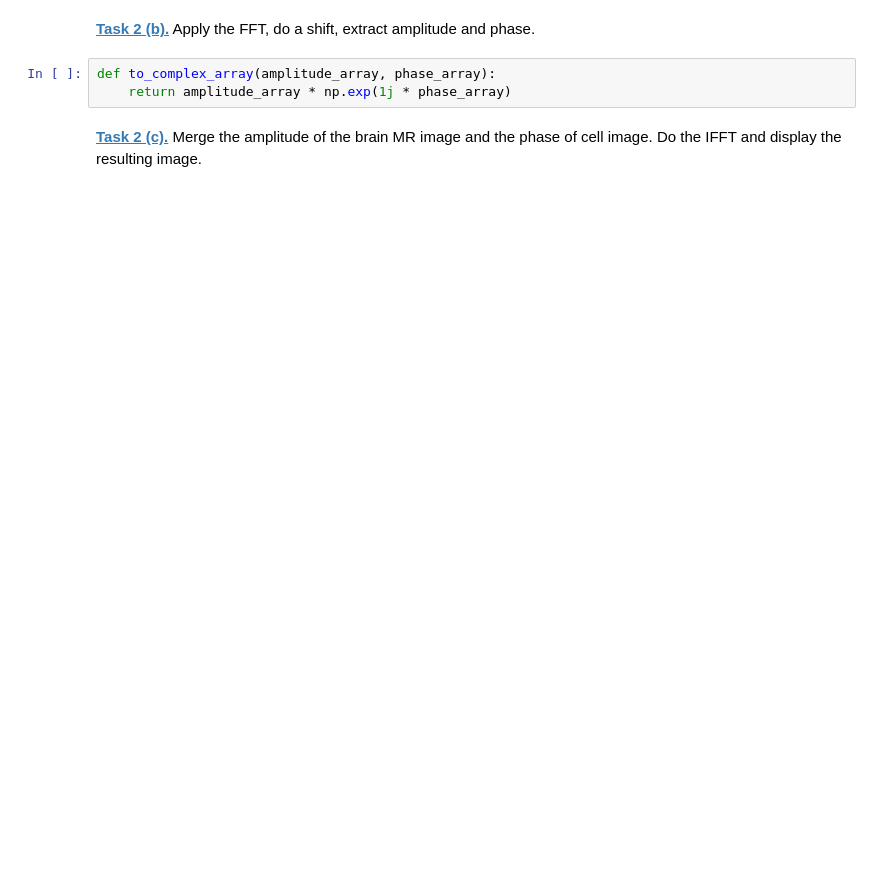
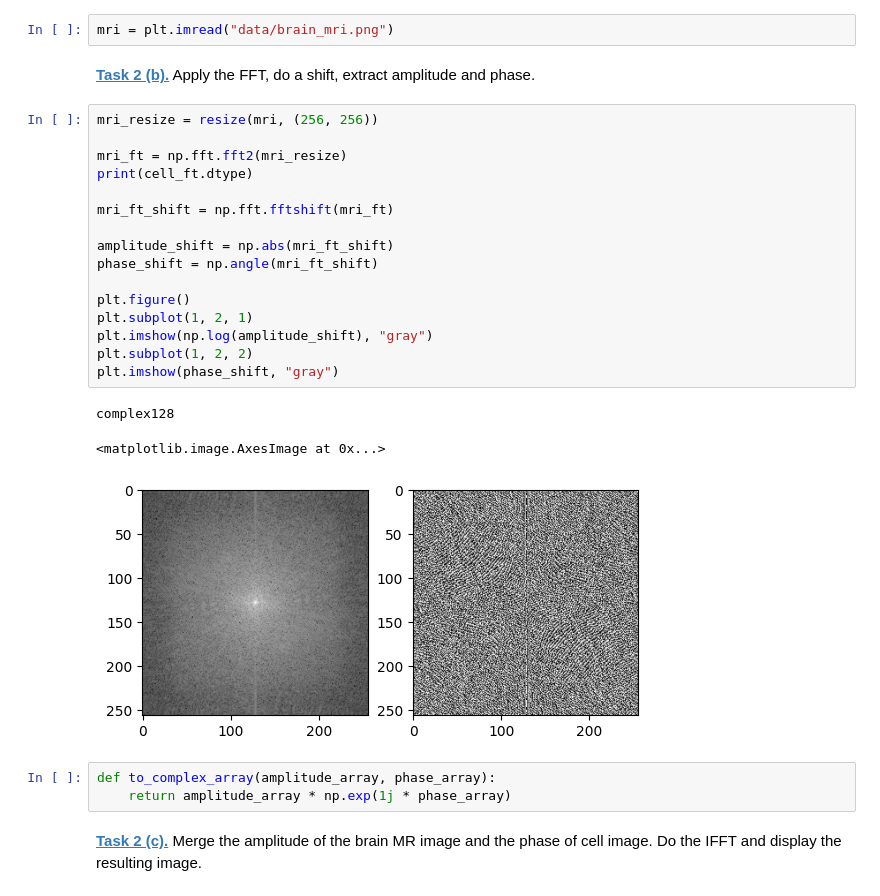
Before and after one commit to k8nsti/mobi-fs5-python, a Jupyter notebook: fourier.ipynb, the cells around one changed output. Drawn from its saved outputs; the diff is of its cells as text; blank space fills up the shorter version.

```diff
--- a/fourier.ipynb
+++ b/fourier.ipynb
@@ -27,8 +87,30 @@ plt.imshow(phase, 'gray')
 ---
 # %% [markdown]
 **[Task 2 (a).]()** Load the brain MR image.
+# %%
+mri = plt.imread("data/brain_mri.png")
 # %% [markdown]
 **[Task 2 (b).]()** Apply the FFT, do a shift, extract amplitude and phase.
+# %%
+mri_resize = resize(mri, (256, 256))
+
+mri_ft = np.fft.fft2(mri_resize)
+print(cell_ft.dtype)
+
+mri_ft_shift = np.fft.fftshift(mri_ft)
+
+amplitude_shift = np.abs(mri_ft_shift)
+phase_shift = np.angle(mri_ft_shift)
+
+plt.figure()
+plt.subplot(1, 2, 1)
+plt.imshow(np.log(amplitude_shift), "gray")
+plt.subplot(1, 2, 2)
+plt.imshow(phase_shift, "gray")
+# %% [output]
+complex128
+<matplotlib.image.AxesImage at 0x...>
+[figure, added]
 # %%
 def to_complex_array(amplitude_array, phase_array):
     return amplitude_array * np.exp(1j * phase_array)
```
Also changed, not shown: parts of 7 cells of this notebook.
